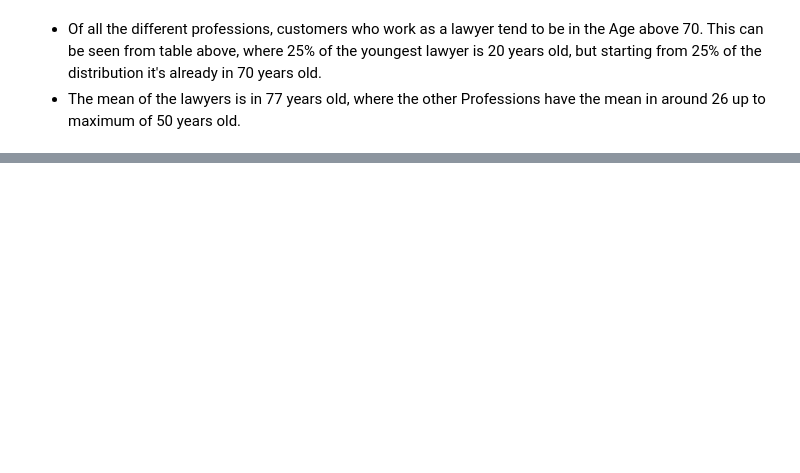
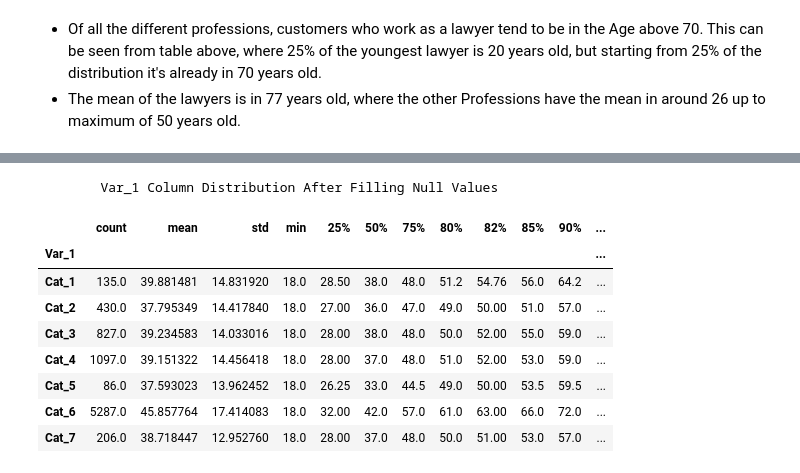
Before and after one commit to harashtaht/CustomerSegmentation, a Jupyter notebook: customerSegmentation/dataAnalysis.ipynb, the cells around one changed output, grey strips where cells are left out. Cells and saved outputs as stored; diff of their text form; code cells hidden in the pictures; blank space fills up the shorter version.

```diff
--- a/customerSegmentation/dataAnalysis.ipynb
+++ b/customerSegmentation/dataAnalysis.ipynb
@@ -810,0 +956,19 @@ pd.concat([a, b, bFillna], axis=1)
+# %%
+# Filling the Graduated Columns Missing Values
+
+dfTr['Var_1'] = dfTr['Var_1'].fillna(method='pad')
+
+# Display the changes after fillna method
+print("\tVar_1 Column Distribution After Filling Null Values\n")
+dfTr.groupby('Var_1')['Age'].describe(percentiles=[0.25, 0.5, 0.75, 0.8, 0.82, 0.85, 0.9,0.99])
+# %% [output]
+        Var_1 Column Distribution After Filling Null Values
+|  | count | mean | std | min | 25% | 50% | 75% | 80% | 82% | 85% | 90% | ... |
+| Var_1 |  |  |  |  |  |  |  |  |  |  |  | ... |
+| Cat_1 | 135.0 | 39.881481 | 14.831920 | 18.0 | 28.50 | 38.0 | 48.0 | 51.2 | 54.76 | 56.0 | 64.2 | ... |
+| Cat_2 | 430.0 | 37.795349 | 14.417840 | 18.0 | 27.00 | 36.0 | 47.0 | 49.0 | 50.00 | 51.0 | 57.0 | ... |
+| Cat_3 | 827.0 | 39.234583 | 14.033016 | 18.0 | 28.00 | 38.0 | 48.0 | 50.0 | 52.00 | 55.0 | 59.0 | ... |
+| Cat_4 | 1097.0 | 39.151322 | 14.456418 | 18.0 | 28.00 | 37.0 | 48.0 | 51.0 | 52.00 | 53.0 | 59.0 | ... |
+| Cat_5 | 86.0 | 37.593023 | 13.962452 | 18.0 | 26.25 | 33.0 | 44.5 | 49.0 | 50.00 | 53.5 | 59.5 | ... |
+| Cat_6 | 5287.0 | 45.857764 | 17.414083 | 18.0 | 32.00 | 42.0 | 57.0 | 61.0 | 63.00 | 66.0 | 72.0 | ... |
+| Cat_7 | 206.0 | 38.718447 | 12.952760 | 18.0 | 28.00 | 37.0 | 48.0 | 50.0 | 51.00 | 53.0 | 57.0 | ... |
```
Also changed, not shown: parts of 19 cells of this notebook.
